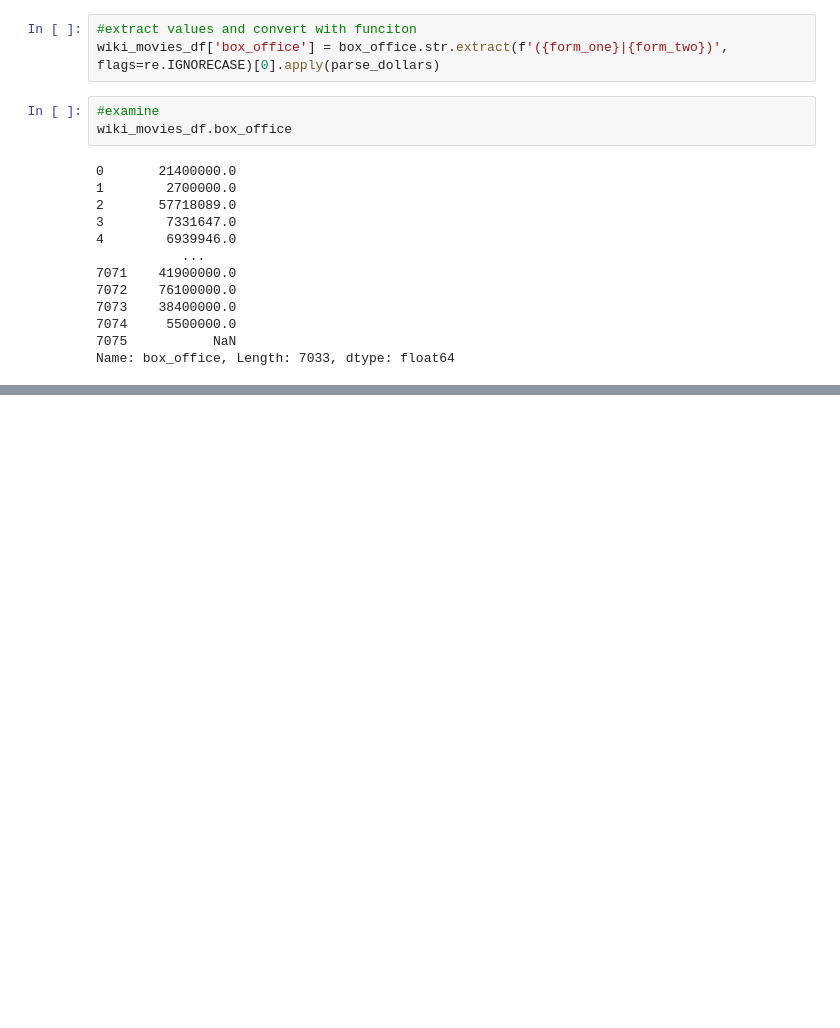
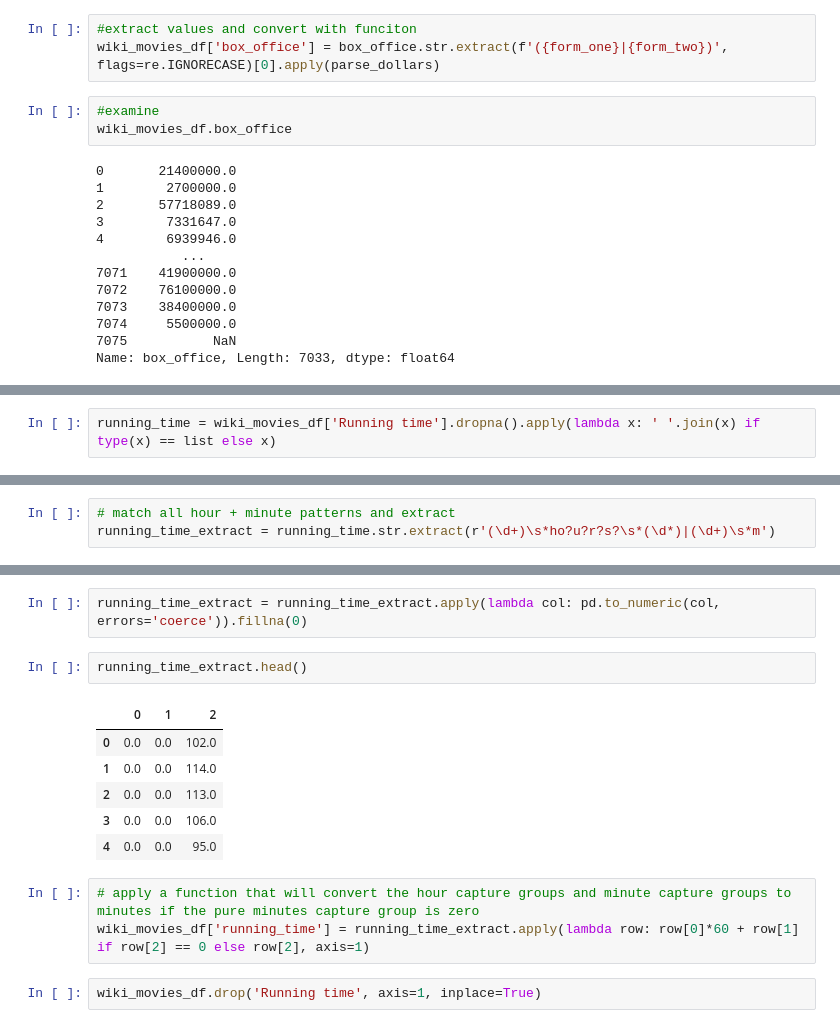
Before and after one commit to DonnieData/Movies-ETL, a Jupyter notebook: Movies_ETL.ipynb, the cells around one changed output, grey strips where cells are left out. Drawn from its saved outputs; the diff is of its cells as text; blank space fills up the shorter version.

```diff
--- a/Movies_ETL.ipynb
+++ b/Movies_ETL.ipynb
@@ -681,0 +823,2 @@ Name: box_office, Length: 7033, dtype: float64
+# %%
+running_time = wiki_movies_df['Running time'].dropna().apply(lambda x: ' '.join(x) if type(x) == list else x)
@@ -681,0 +884,3 @@ Name: box_office, Length: 7033, dtype: float64
+# %%
+# match all hour + minute patterns and extract
+running_time_extract = running_time.str.extract(r'(\d+)\s*ho?u?r?s?\s*(\d*)|(\d+)\s*m')
@@ -681,0 +900,16 @@ Name: box_office, Length: 7033, dtype: float64
+# %%
+running_time_extract = running_time_extract.apply(lambda col: pd.to_numeric(col, errors='coerce')).fillna(0)
+# %%
+running_time_extract.head()
+# %% [output]
+|  | 0 | 1 | 2 |
+| 0 | 0.0 | 0.0 | 102.0 |
+| 1 | 0.0 | 0.0 | 114.0 |
+| 2 | 0.0 | 0.0 | 113.0 |
+| 3 | 0.0 | 0.0 | 106.0 |
+| 4 | 0.0 | 0.0 | 95.0 |
+# %%
+# apply a function that will convert the hour capture groups and minute capture groups to minutes if the pure minutes capture group is zero
+wiki_movies_df['running_time'] = running_time_extract.apply(lambda row: row[0]*60 + row[1] if row[2] == 0 else row[2], axis=1)
+# %%
+wiki_movies_df.drop('Running time', axis=1, inplace=True)
```
Also changed, not shown: parts of 27 cells of this notebook.
